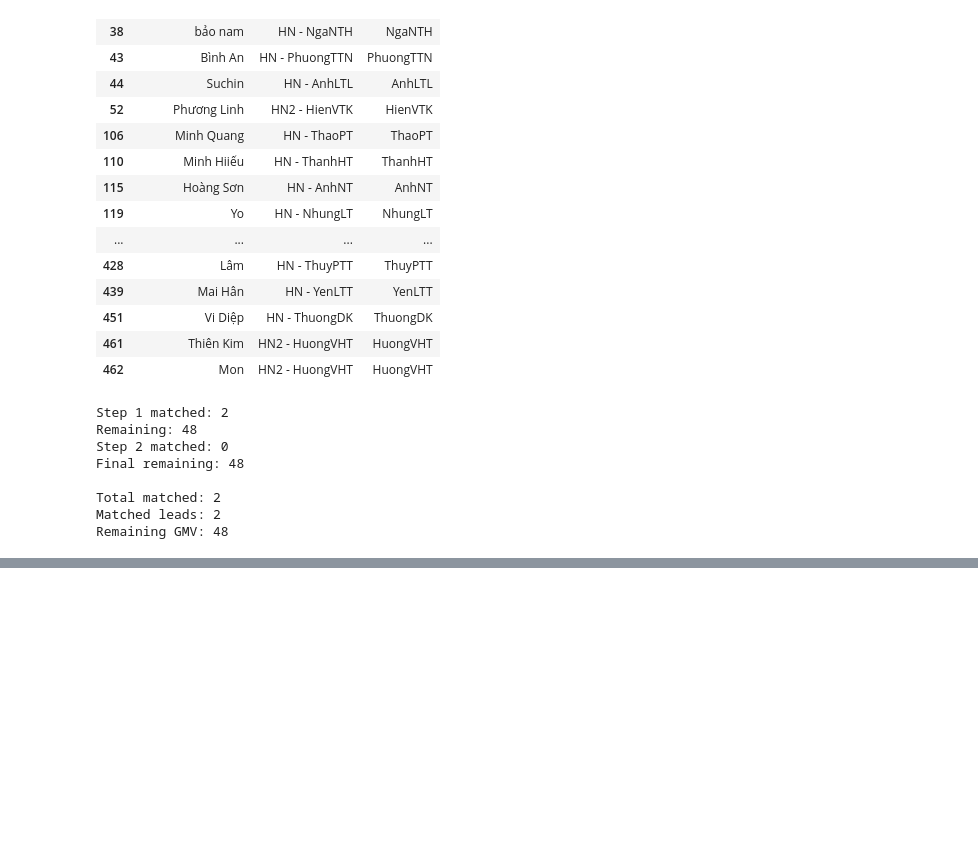
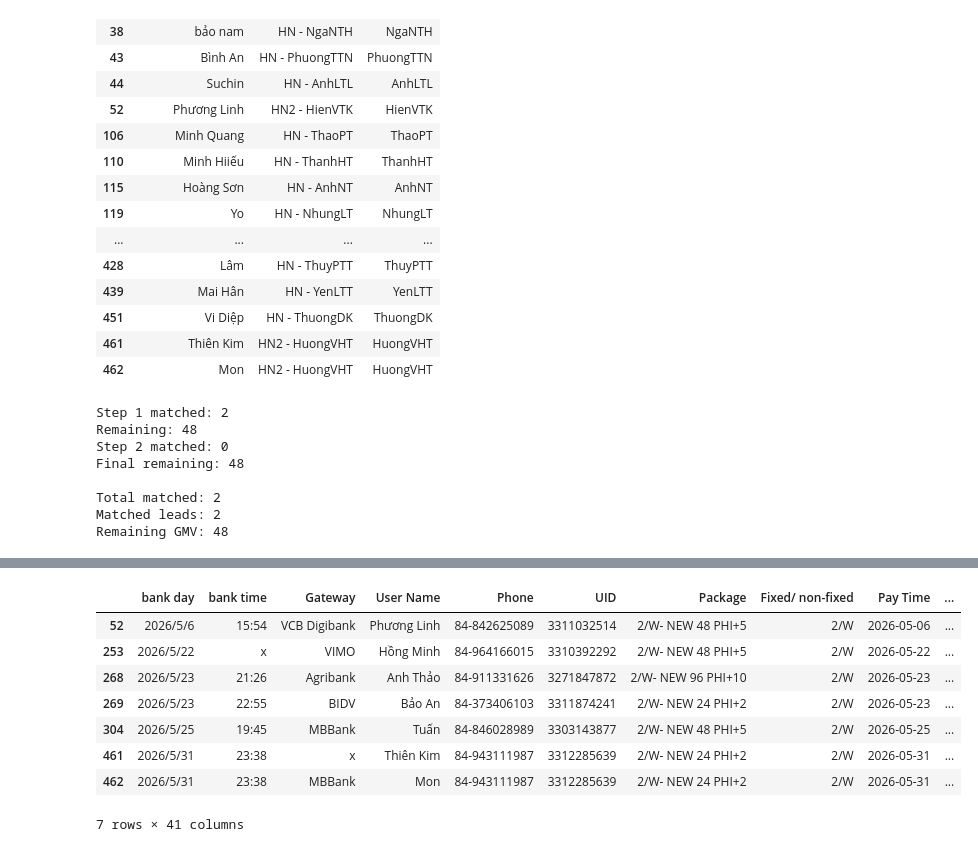
Before and after one commit to godwindk3/data_handle_palfish, a Jupyter notebook: practice_3.ipynb, the cells around one changed output, grey strips where cells are left out. Drawn from its saved outputs; the diff is of its cells as text; code cells hidden in the pictures; blank space fills up the shorter version.

```diff
--- a/practice_3.ipynb
+++ b/practice_3.ipynb
@@ -643,7 +643,6 @@ def normalize_text(s):
         s.fillna("")
          .astype(str)
          .str.strip()
-         .str.lower()
     )
 
 df_gmv = df_gmv.copy()
@@ -793,0 +903,8 @@ Name: 1, dtype: object
+# %%
+df_leads["Place"] = (
+    df_leads["Phone_clean"]
+    .fillna("")
+    .astype(str)
+    .str.startswith("84")
+    .map({True: "VN", False: "OV"})
+)
@@ -793,0 +1066,12 @@ Name: 1, dtype: object
+# %%
+df_gmv.head(10)
+# %% [output]
+|  | bank day | bank time | Gateway | User Name | Phone | UID | Package | Fixed/ non-fixed | Pay Time | ... |
+| 52 | 2026/5/6 | 15:54 | VCB Digibank | Phương Linh | 84-842625089 | 3311032514 | 2/W- NEW 48 PHI+5 | 2/W | 2026-05-06 | ... |
+| 253 | 2026/5/22 | x | VIMO | Hồng Minh | 84-964166015 | 3310392292 | 2/W- NEW 48 PHI+5 | 2/W | 2026-05-22 | ... |
+| 268 | 2026/5/23 | 21:26 | Agribank | Anh Thảo | 84-911331626 | 3271847872 | 2/W- NEW 96 PHI+10 | 2/W | 2026-05-23 | ... |
+| 269 | 2026/5/23 | 22:55 | BIDV | Bảo An | 84-373406103 | 3311874241 | 2/W- NEW 24 PHI+2 | 2/W | 2026-05-23 | ... |
+| 304 | 2026/5/25 | 19:45 | MBBank | Tuấn | 84-846028989 | 3303143877 | 2/W- NEW 48 PHI+5 | 2/W | 2026-05-25 | ... |
+| 461 | 2026/5/31 | 23:38 | x | Thiên Kim | 84-943111987 | 3312285639 | 2/W- NEW 24 PHI+2 | 2/W | 2026-05-31 | ... |
+| 462 | 2026/5/31 | 23:38 | MBBank | Mon | 84-943111987 | 3312285639 | 2/W- NEW 24 PHI+2 | 2/W | 2026-05-31 | ... |
+7 rows × 41 columns
```
Also changed, not shown: parts of 24 cells of this notebook, 1 other file.
